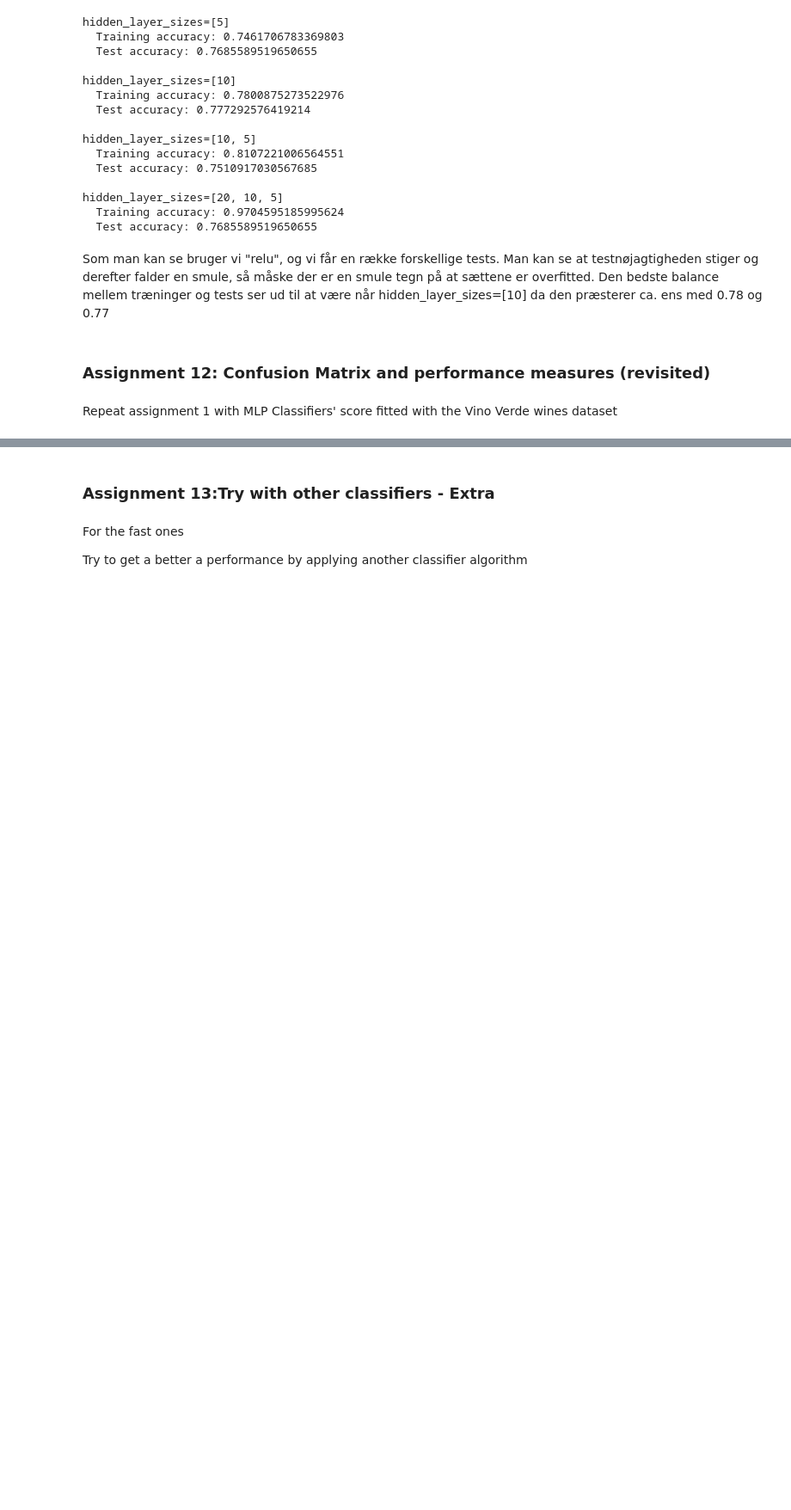
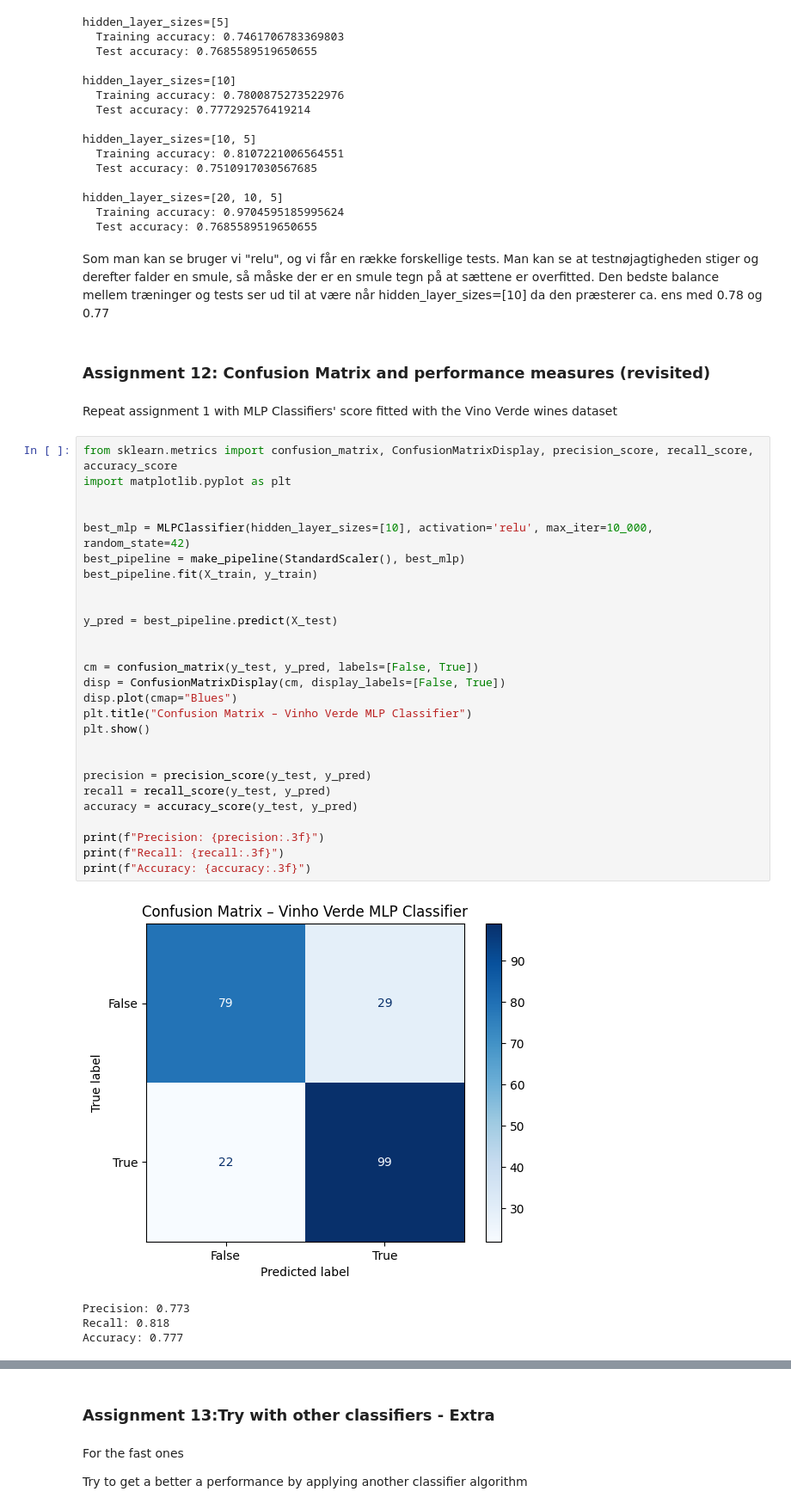
Before and after one commit to HrGade/BookDinVask, a Jupyter notebook: Mandatory_assignment_Wine_Quality.ipynb, the cells around one changed output, grey strips where cells are left out. Shown: that part at 86% size. Drawn from its saved outputs; the diff is of its cells as text; blank space fills up the shorter version.

```diff
--- a/Mandatory_assignment_Wine_Quality.ipynb
+++ b/Mandatory_assignment_Wine_Quality.ipynb
@@ -431,3 +427,35 @@ Som man kan se bruger vi "relu", og vi får en række forskellige tests. Man kan
 
 
 Repeat assignment 1 with MLP Classifiers' score fitted with the Vino Verde wines dataset
+# %%
+from sklearn.metrics import confusion_matrix, ConfusionMatrixDisplay, precision_score, recall_score, accuracy_score
+import matplotlib.pyplot as plt
+
+
+best_mlp = MLPClassifier(hidden_layer_sizes=[10], activation='relu', max_iter=10_000, random_state=42)
+best_pipeline = make_pipeline(StandardScaler(), best_mlp)
+best_pipeline.fit(X_train, y_train)
+
+
+y_pred = best_pipeline.predict(X_test)
+
+
+cm = confusion_matrix(y_test, y_pred, labels=[False, True])
+disp = ConfusionMatrixDisplay(cm, display_labels=[False, True])
+disp.plot(cmap="Blues")
+plt.title("Confusion Matrix – Vinho Verde MLP Classifier")
+plt.show()
+
+
+precision = precision_score(y_test, y_pred)
+recall = recall_score(y_test, y_pred)
+accuracy = accuracy_score(y_test, y_pred)
+
+print(f"Precision: {precision:.3f}")
+print(f"Recall: {recall:.3f}")
+print(f"Accuracy: {accuracy:.3f}")
+# %% [output]
+[figure, added]
+Precision: 0.773
+Recall: 0.818
+Accuracy: 0.777
```
Also changed, not shown: parts of 11 cells of this notebook.
